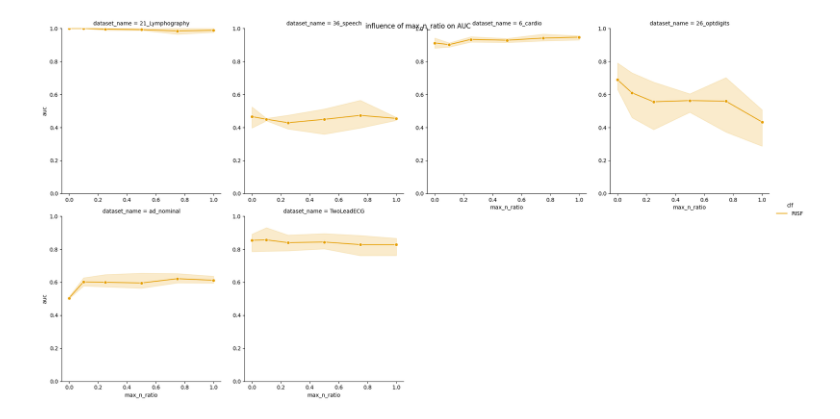
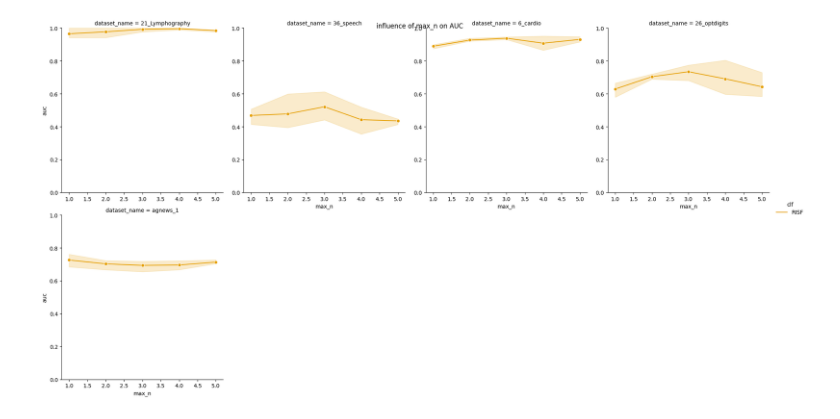
Before and after one commit to SebChw/RSIF, a Jupyter notebook: notebooks/visualizations.ipynb, the cells around one changed output. Saved outputs shown, nothing was run; the diff lists cells and outputs as text; code cells hidden in the pictures.

```diff
--- a/notebooks/visualizations.ipynb
+++ b/notebooks/visualizations.ipynb
@@ -21,8 +21,8 @@ def sensitivity_plot(csv_path, parameter_name):
     g.set(ylim=(0, 1))
     g.fig.suptitle(f'influence of {parameter_name} on AUC')
     plt.gcf().set_size_inches(20, 10)
-# %%
-sensitivity_plot("results_max_n_ratio.csv", "max_n_ratio")
-# %% [output]
-[figure, removed]
+# %%
+sensitivity_plot("../results/results_max_n.csv", "max_n")
+# %% [output]
+[figure, added]
 # %%
```
Also changed, not shown: parts of 6 cells of this notebook, 21 other files.
